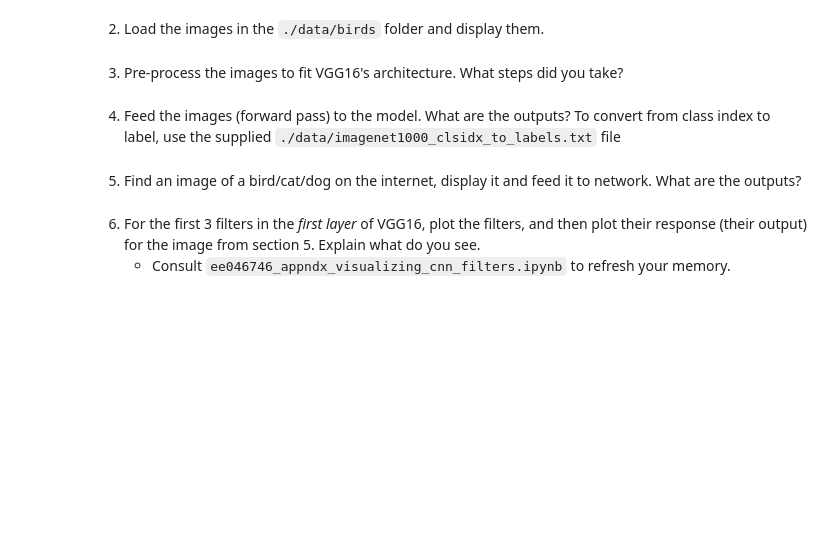
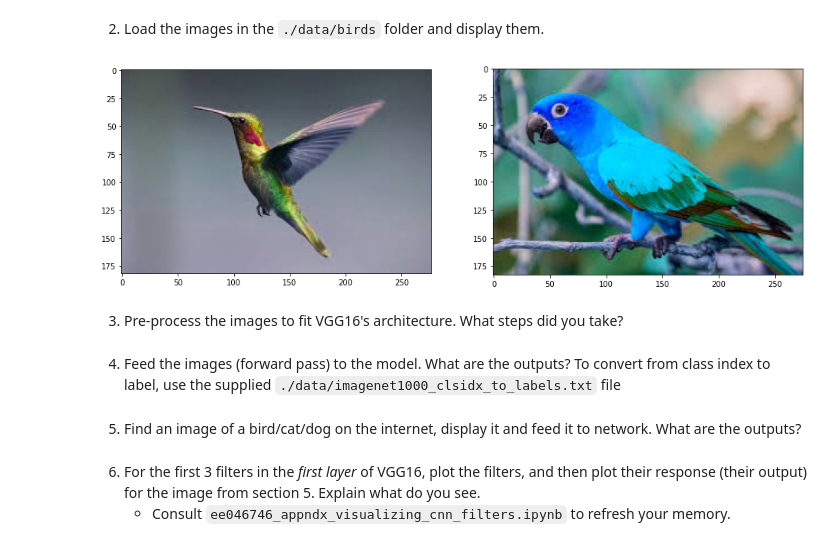
Before and after one commit to mrobotov/HW, a Jupyter notebook: ee046746_hw1_classification.ipynb, the cells around one changed output. Drawn from its saved outputs; the diff is of its cells as text; code cells hidden in the pictures; blank space fills up the shorter version.

```diff
--- a/ee046746_hw1_classification.ipynb
+++ b/ee046746_hw1_classification.ipynb
@@ -359,4 +393,16 @@ You can use the following transform to normalize:
 # %% [markdown]
 2. Load the images in the `./data/birds` folder and display them.
+# %%
+
+fig = plt.figure(figsize=(16, 10))
+for i in range(2):
+    ax = fig.add_subplot(1, 2, i+1) # create a subplot of certain size
+    img = cv2.imread("bird_" + str(i) + ".jpg")
+    ax.imshow(img)
+    # image_norm = normalize(img)
+
+    # ax.imshow(image_norm)
+# %% [output]
+[figure, added]
 # %% [markdown]
 3. Pre-process the images to fit VGG16's architecture. What steps did you take?
```
Also changed, not shown: parts of 7 cells of this notebook.
